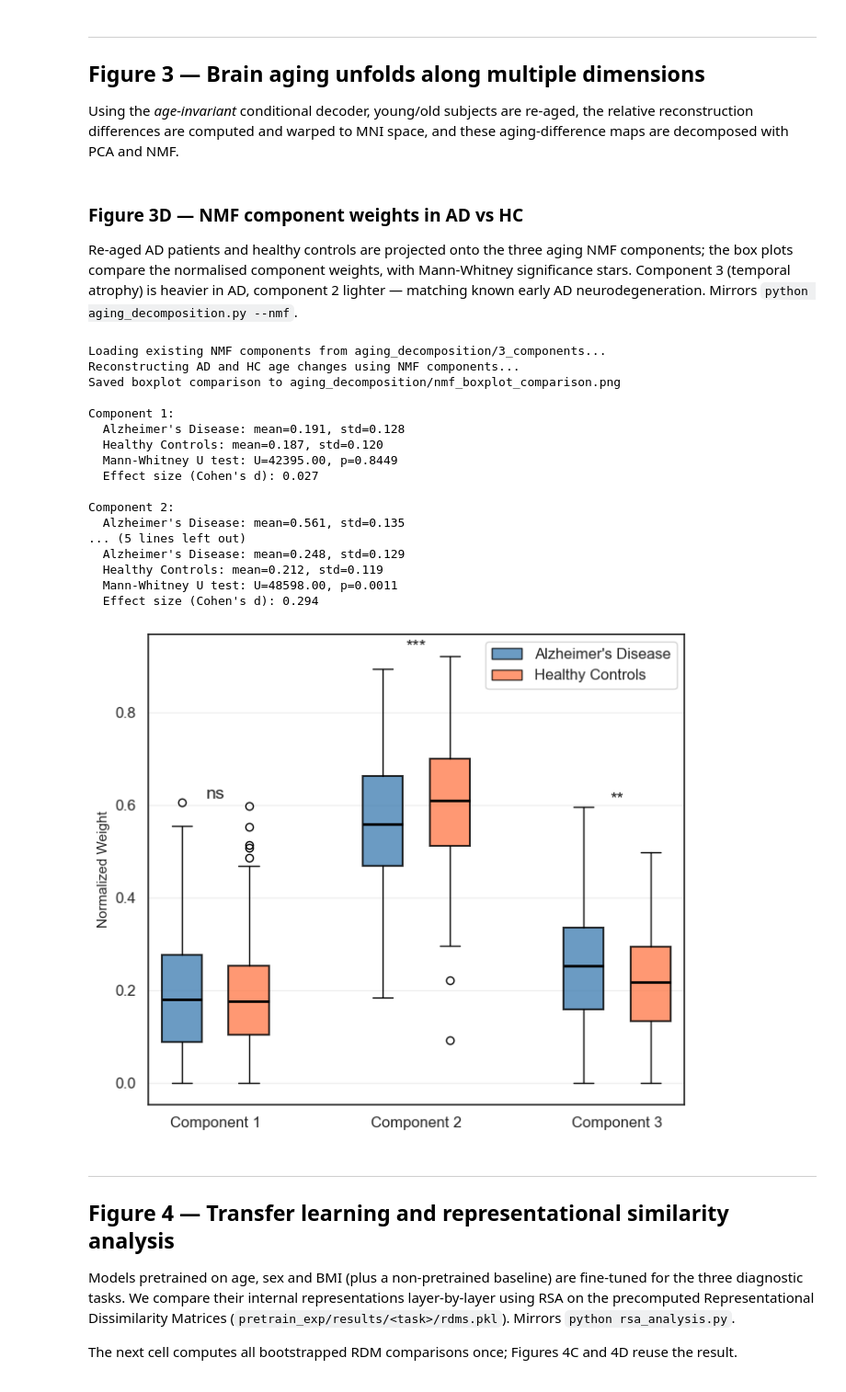
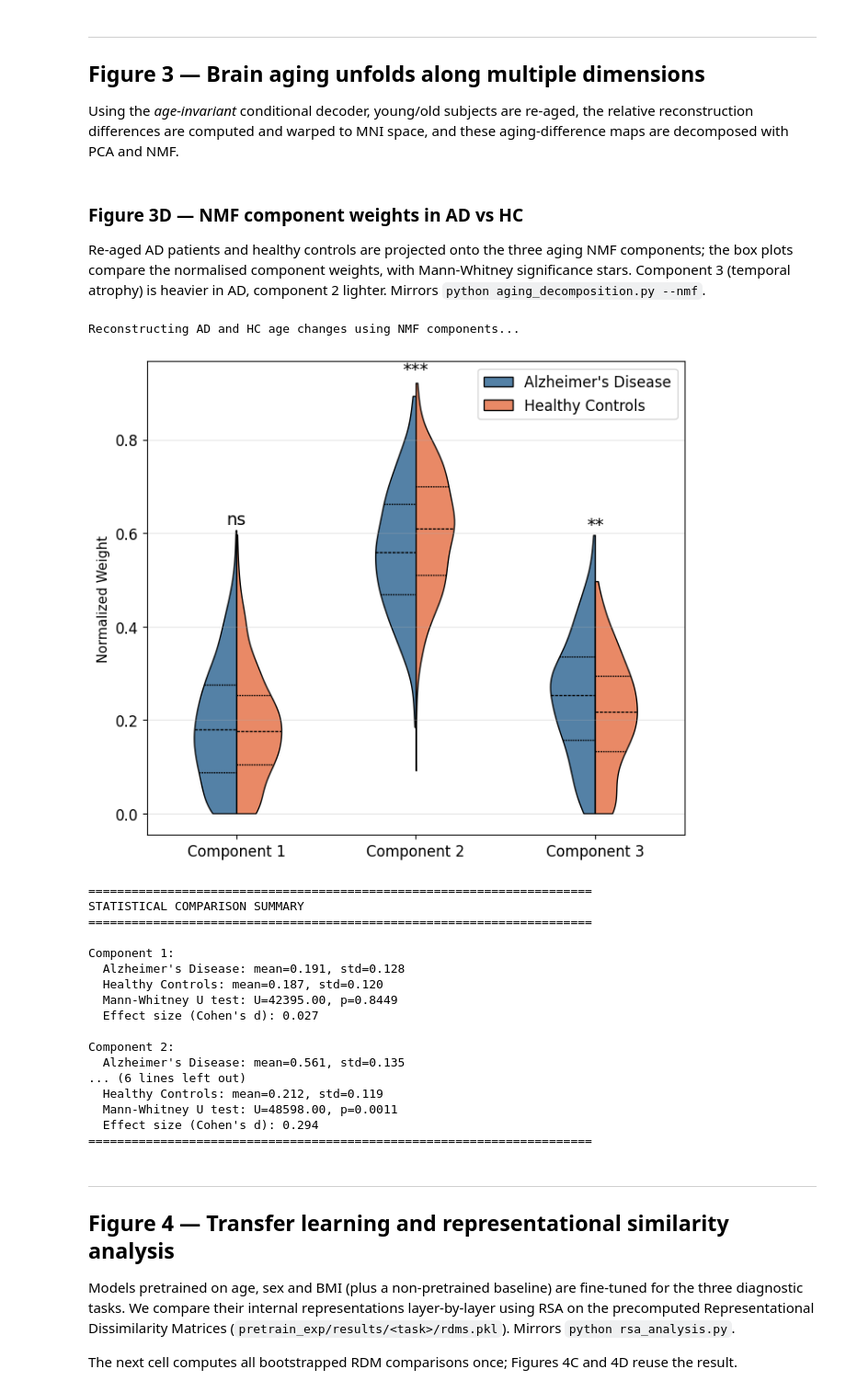
Before and after one commit to NeuroLIAA/brain-icvae, a Jupyter notebook: plot_notebook.ipynb, the cells around one changed output. Shown at 92% size. Drawn from its saved outputs; the diff is of its cells as text; code cells hidden in the pictures.

```diff
--- a/plot_notebook.ipynb
+++ b/plot_notebook.ipynb
@@ -140,32 +140,32 @@ maps are decomposed with PCA and NMF.
 
 Re-aged AD patients and healthy controls are projected onto the three aging NMF components; the
 box plots compare the normalised component weights, with Mann-Whitney significance stars.
-Component 3 (temporal atrophy) is heavier in AD, component 2 lighter — matching known early AD
-neurodegeneration. Mirrors `python aging_decomposition.py --nmf`.
+Component 3 (temporal atrophy) is heavier in AD, component 2 lighter. Mirrors `python aging_decomposition.py --nmf`.
 # %%
 from aging_decomposition import run_nmf_analysis
+from pathlib import Path
 
-fig = run_nmf_analysis(Path('aging_decomposition'), n_components=3)
-plt.show()
+fig = run_nmf_analysis(Path('aging/decomposition'))
 # %% [output]
-Loading existing NMF components from aging_decomposition/3_components...
 Reconstructing AD and HC age changes using NMF components...
-Saved boxplot comparison to aging_decomposition/nmf_boxplot_comparison.png
-
-Component 1:
-  Alzheimer's Disease: mean=0.191, std=0.128
-  Healthy Controls: mean=0.187, std=0.120
-  Mann-Whitney U test: U=42395.00, p=0.8449
-  Effect size (Cohen's d): 0.027
-
-Component 2:
-  Alzheimer's Disease: mean=0.561, std=0.135
-... (5 lines left out)
-  Alzheimer's Disease: mean=0.248, std=0.129
-  Healthy Controls: mean=0.212, std=0.119
-  Mann-Whitney U test: U=48598.00, p=0.0011
-  Effect size (Cohen's d): 0.294
-[figure, old version]
+[figure, new version]
+======================================================================
+STATISTICAL COMPARISON SUMMARY
+======================================================================
+
+Component 1:
+  Alzheimer's Disease: mean=0.191, std=0.128
+  Healthy Controls: mean=0.187, std=0.120
+  Mann-Whitney U test: U=42395.00, p=0.8449
+  Effect size (Cohen's d): 0.027
+
+Component 2:
+  Alzheimer's Disease: mean=0.561, std=0.135
+... (6 lines left out)
+  Healthy Controls: mean=0.212, std=0.119
+  Mann-Whitney U test: U=48598.00, p=0.0011
+  Effect size (Cohen's d): 0.294
+======================================================================
 # %% [markdown]
 ---
 ## Figure 4 — Transfer learning and representational similarity analysis
```
Also changed, not shown: parts of 4 cells of this notebook, 3 other files.
